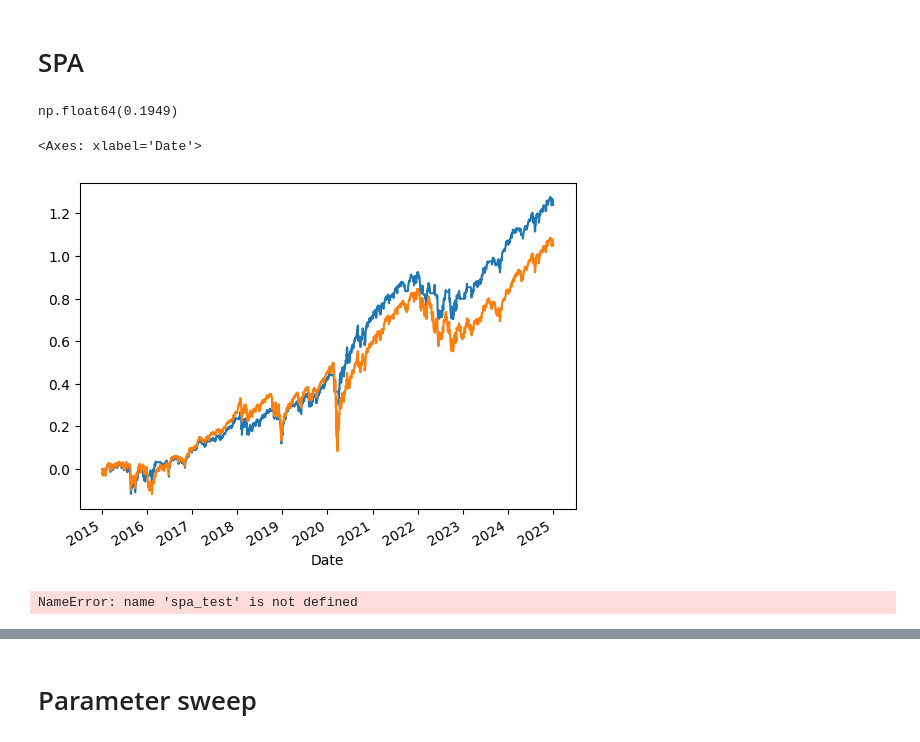
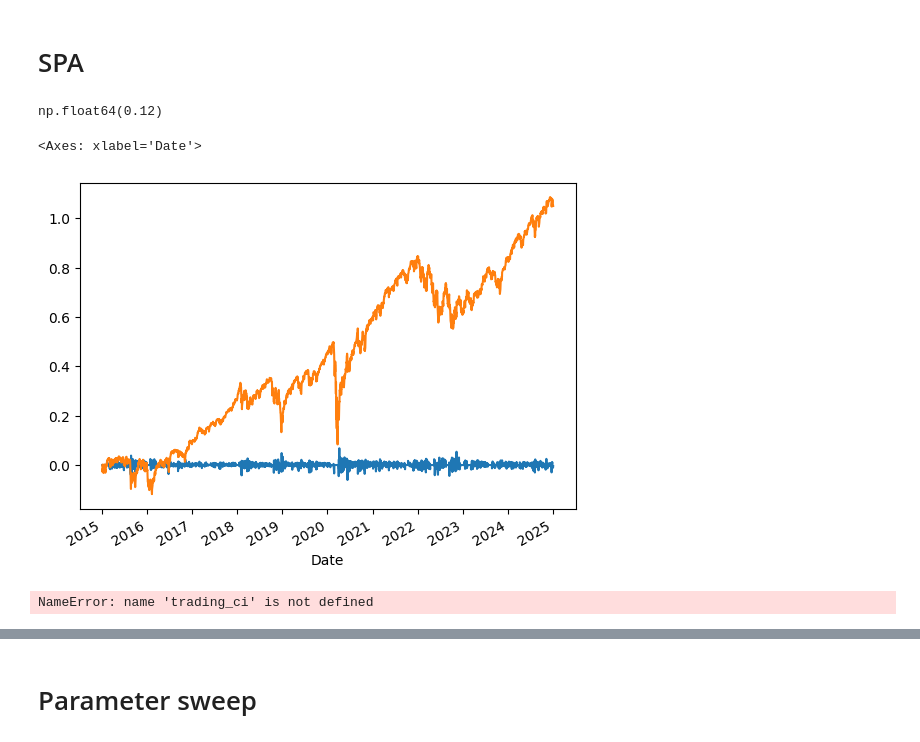
Before and after one commit to Oliver-De-Fusco/6CAP-TA-Code, a Jupyter notebook: main.ipynb, the cells around one changed output, grey strips where cells are left out. Drawn from its saved outputs; the diff is of its cells as text; code cells hidden in the pictures.

Commit message:
working results
working results, need to analyse

```diff
--- a/main.ipynb
+++ b/main.ipynb
@@ -281,12 +284,14 @@ def spa_test(data, entry, exit, alpha=0.05, verbose=False):
 
     return a.pvalues["consistent"]
 # %%
-spa_test(returns, "en_l_1", "ex_l_5")
+trade_parameters = {"entry":"en_l_1", "exit":"ex_l_5", "short":9, "medium": 26, "long":52}
+
+spa_test(returns, trade_parameters)
 # %% [output]
-np.float64(0.1949)
+np.float64(0.12)
 # %%
-IchimokuLibrary.trade(returns, "en_l_1", "ex_l_5").cumsum().plot()
+IchimokuLibrary.trade(returns, "en_l_1", "ex_l_5", 9, 26, 52).plot()
 returns.cumsum().plot()
 # %% [output]
 <Axes: xlabel='Date'>
-[figure, old version]
+[figure, new version]
@@ -293,4 +310,12 @@ returns.cumsum().plot()
 # %%
+# list(jobs)[0][0]
+random.seed(44)
+
+# jobs = random.choices(list(universe), k=500)
+
+# jobs = list(jobs)[:10]
+
+# dataframe for results storage
 columns = []
 for strategy in IchimokuLibrary.STRATEGIES_L:
     ex = strategy[0]
@@ -299,13 +324,19 @@ for strategy in IchimokuLibrary.STRATEGIES_L:
         columns.append((ex, en))
 
 multi_index_columns = pd.MultiIndex.from_tuples(columns)
-spa_data = pd.DataFrame(columns=multi_index_columns)
+multi_index_index = pd.MultiIndex.from_tuples(product(trading_lengths['short'], trading_lengths['medium'],trading_lengths["long"], ["Lower", "Upper"]))
 
-for exit, entry_list in IchimokuLibrary.STRATEGIES_L:
-    for entry in entry_list:
-        # print(f"{exit.__name__} - {e.__name__}")
-        out = [spa_test(returns, entry, exit)]
-        # print(exit)
-        spa_data[(exit, entry)] = out
+trading_spa = pd.DataFrame(columns=multi_index_columns, index=multi_index_index)
+trading_ci.to_excel(file_name)
+
+total = 7800
+trades = []
+for count, job in enumerate(jobs):
+    if count % 250 == 0:
+        print(f"{datetime.now().strftime('%H:%M:%S')} - {count}/{total} : {round((count/total)*100,3)}%")
+
+    trades.append(IchimokuLibrary.trade(returns, job[3][1], job[3][0],job[0],job[1],job[2]))
+
+print(np.array(trades))
 # %% [output]
-NameError: name 'spa_test' is not defined
+NameError: name 'trading_ci' is not defined
```
Also changed, not shown: parts of 25 cells of this notebook, 15 other files.
